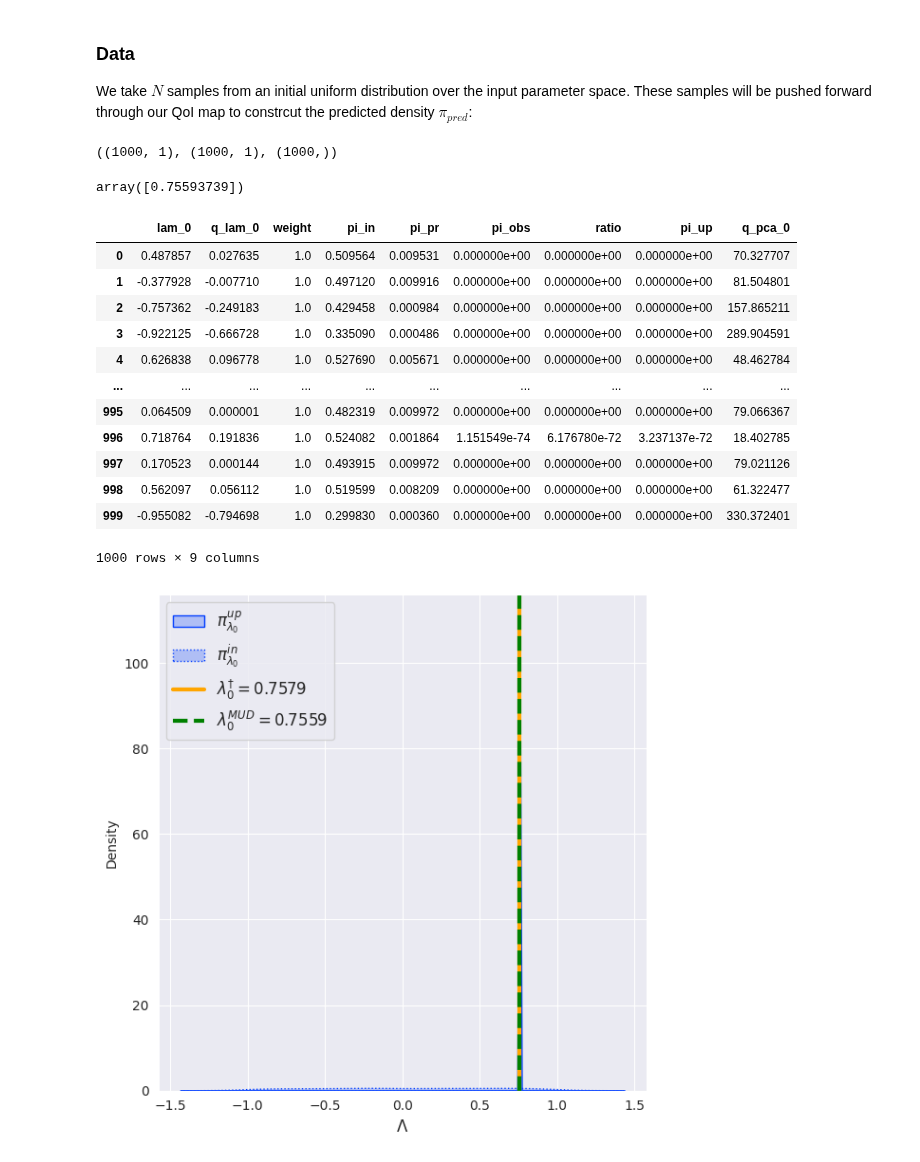
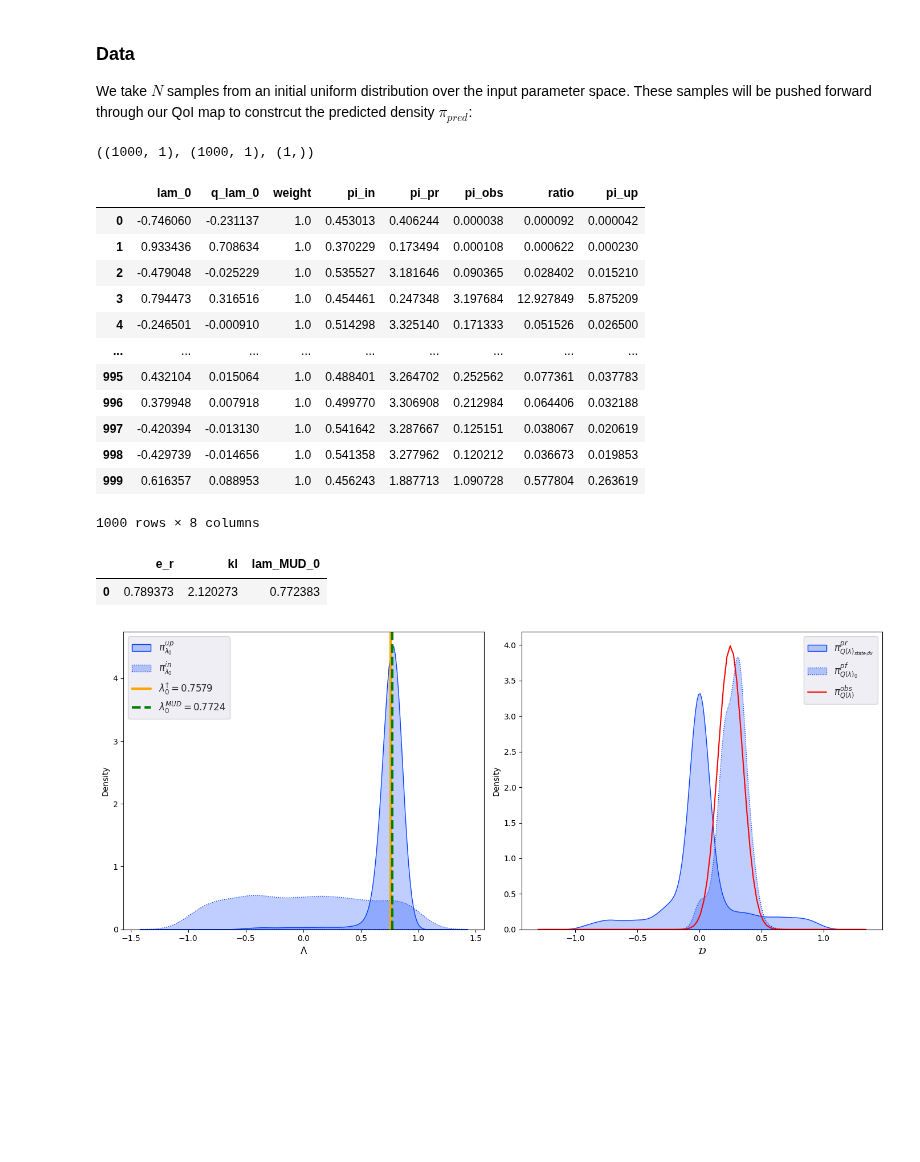
Before and after one commit to UT-CHG/pyDCI, a Jupyter notebook: notebooks/MUDProblem.ipynb, the cells around one changed output. Drawn from its saved outputs; the diff is of its cells as text; code cells hidden in the pictures; blank space fills up the shorter version.

```diff
--- a/notebooks/MUDProblem.ipynb
+++ b/notebooks/MUDProblem.ipynb
@@ -56,6 +57,7 @@ We assume:
 We take $N$ samples from an initial uniform distribution over the input parameter space. These samples will be pushed forward through our QoI map to constrcut the predicted density $\pi_{pred}$:
 # %%
 # Number of samples to use, and assumed observed normal distribution parameters
+np.random.seed(seed)
 p, num_samples, mu, sigma, domain = 5, int(1e3), 0.25, 0.1, [-1, 1]
 lam, q_lam, data = monomial(
     p=p,
@@ -63,36 +65,42 @@ lam, q_lam, data = monomial(
     domain=domain,
     mu=mu,
     sigma=sigma,
-    N=1000)
+    N=1,
+)
 lam.shape, q_lam.shape, data.shape
 # %% [output]
-((1000, 1), (1000, 1), (1000,))
+((1000, 1), (1000, 1), (1,))
 # %%
 # Construct density problem object using lambda samples and QoI Values
 # Note by default DensityProblem class assumes uniform distribution over domain if nothing specified
 # The predicted distribution will be determined from a Gaussian Kernel Density Estimate over predicted values
 # Have to set observed distribution -> assuming known sample mean, 0.25, and std dev, 0.1, from observed data.
-mud_prob = MUDProblem(lam, q_lam, data, sigma)
-mud_prob.mud_point()
+importlib.reload(MUDProblem)
+mud_prob = MUDProblem.MUDProblem(lam, q_lam, data, sigma)
+mud_prob.solve()
-# %% [output]
-array([0.75593739])
 # %%
 mud_prob.state
 # %% [output]
-|  | lam_0 | q_lam_0 | weight | pi_in | pi_pr | pi_obs | ratio | pi_up | q_pca_0 |
-| 0 | 0.487857 | 0.027635 | 1.0 | 0.509564 | 0.009531 | 0.000000e+00 | 0.000000e+00 | 0.000000e+00 | 70.327707 |
-| 1 | -0.377928 | -0.007710 | 1.0 | 0.497120 | 0.009916 | 0.000000e+00 | 0.000000e+00 | 0.000000e+00 | 81.504801 |
-| 2 | -0.757362 | -0.249183 | 1.0 | 0.429458 | 0.000984 | 0.000000e+00 | 0.000000e+00 | 0.000000e+00 | 157.865211 |
-| 3 | -0.922125 | -0.666728 | 1.0 | 0.335090 | 0.000486 | 0.000000e+00 | 0.000000e+00 | 0.000000e+00 | 289.904591 |
-| 4 | 0.626838 | 0.096778 | 1.0 | 0.527690 | 0.005671 | 0.000000e+00 | 0.000000e+00 | 0.000000e+00 | 48.462784 |
-| ... | ... | ... | ... | ... | ... | ... | ... | ... | ... |
-| 995 | 0.064509 | 0.000001 | 1.0 | 0.482319 | 0.009972 | 0.000000e+00 | 0.000000e+00 | 0.000000e+00 | 79.066367 |
-| 996 | 0.718764 | 0.191836 | 1.0 | 0.524082 | 0.001864 | 1.151549e-74 | 6.176780e-72 | 3.237137e-72 | 18.402785 |
-| 997 | 0.170523 | 0.000144 | 1.0 | 0.493915 | 0.009972 | 0.000000e+00 | 0.000000e+00 | 0.000000e+00 | 79.021126 |
-| 998 | 0.562097 | 0.056112 | 1.0 | 0.519599 | 0.008209 | 0.000000e+00 | 0.000000e+00 | 0.000000e+00 | 61.322477 |
-| 999 | -0.955082 | -0.794698 | 1.0 | 0.299830 | 0.000360 | 0.000000e+00 | 0.000000e+00 | 0.000000e+00 | 330.372401 |
+|  | lam_0 | q_lam_0 | weight | pi_in | pi_pr | pi_obs | ratio | pi_up |
+| 0 | -0.746060 | -0.231137 | 1.0 | 0.453013 | 0.406244 | 0.000038 | 0.000092 | 0.000042 |
+| 1 | 0.933436 | 0.708634 | 1.0 | 0.370229 | 0.173494 | 0.000108 | 0.000622 | 0.000230 |
+| 2 | -0.479048 | -0.025229 | 1.0 | 0.535527 | 3.181646 | 0.090365 | 0.028402 | 0.015210 |
+| 3 | 0.794473 | 0.316516 | 1.0 | 0.454461 | 0.247348 | 3.197684 | 12.927849 | 5.875209 |
+| 4 | -0.246501 | -0.000910 | 1.0 | 0.514298 | 3.325140 | 0.171333 | 0.051526 | 0.026500 |
+| ... | ... | ... | ... | ... | ... | ... | ... | ... |
+| 995 | 0.432104 | 0.015064 | 1.0 | 0.488401 | 3.264702 | 0.252562 | 0.077361 | 0.037783 |
+| 996 | 0.379948 | 0.007918 | 1.0 | 0.499770 | 3.306908 | 0.212984 | 0.064406 | 0.032188 |
+| 997 | -0.420394 | -0.013130 | 1.0 | 0.541642 | 3.287667 | 0.125151 | 0.038067 | 0.020619 |
+| 998 | -0.429739 | -0.014656 | 1.0 | 0.541358 | 3.277962 | 0.120212 | 0.036673 | 0.019853 |
+| 999 | 0.616357 | 0.088953 | 1.0 | 0.456243 | 1.887713 | 1.090728 | 0.577804 | 0.263619 |
-1000 rows × 9 columns
+1000 rows × 8 columns
+# %%
+mud_prob.result
+# %% [output]
+|  | e_r | kl | lam_MUD_0 |
+| 0 | 0.789373 | 2.120273 | 0.772383 |
 # %%
-ax = mud_prob.plot_param_state(plot_initial=True, true_vals=[[0.25**0.2]])
+fig, axs = plt.subplots(1, 2, figsize=(14, 6))
+_, _ = mud_prob.plot_param_state(ax=axs[0], true_vals=[[0.25**0.2]]), mud_prob.plot_obs_state(ax=axs[1])
 # %% [output]
-[figure, old version]
+[figure, new version]
```
Also changed, not shown: parts of 4 cells of this notebook, 12 other files.
